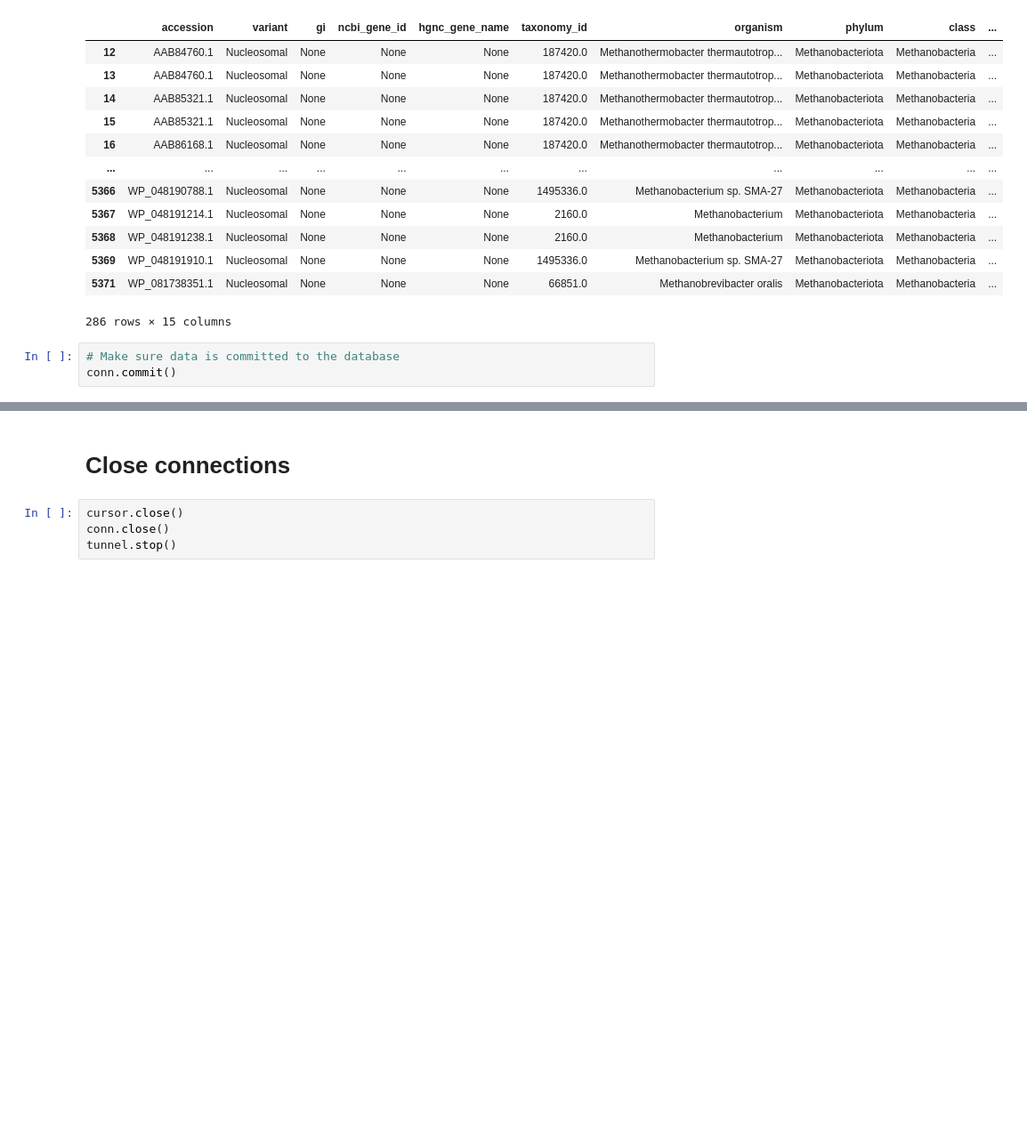
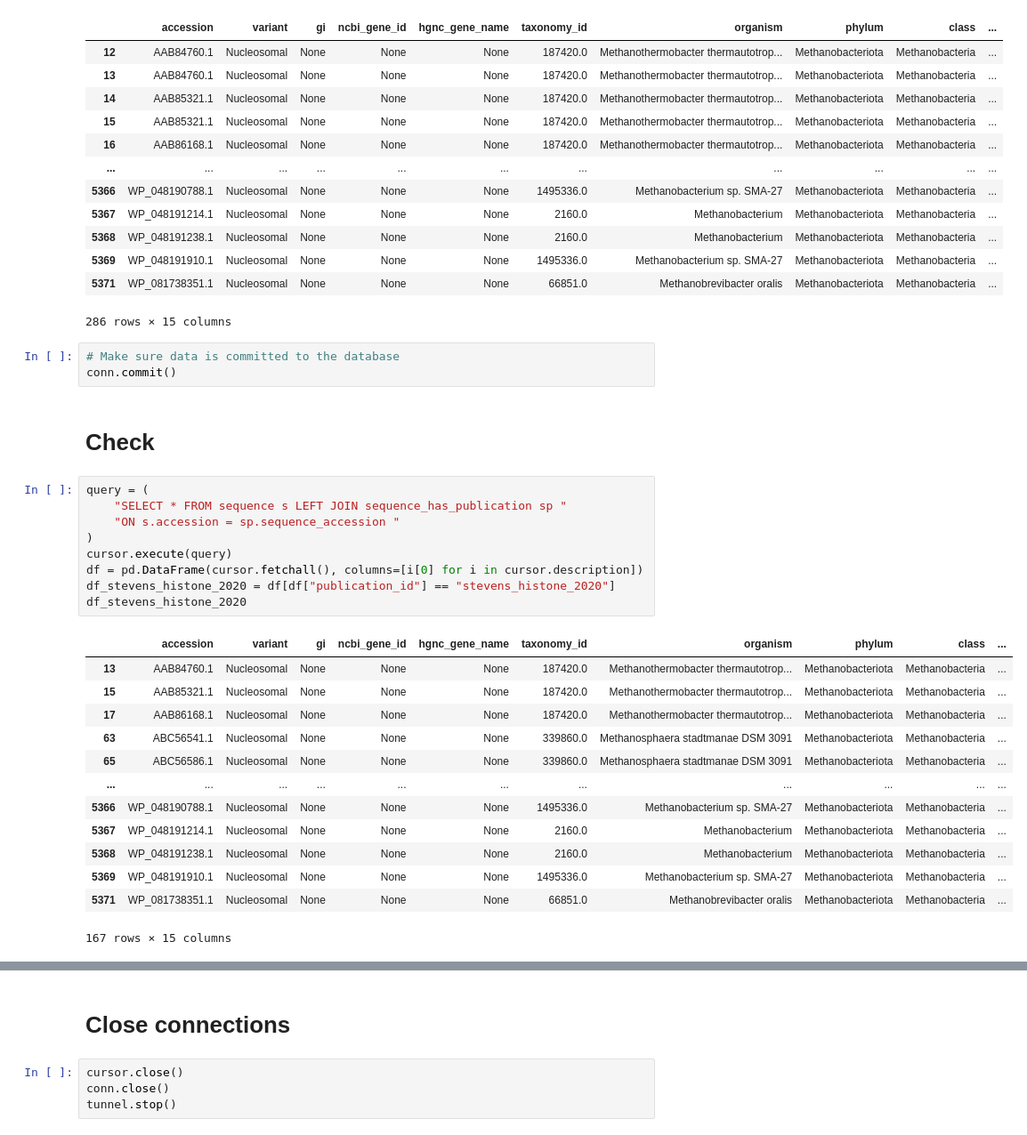
Before and after one commit to intbio/histonedb, a Jupyter notebook: CURATED_SET/curated_service/curatedDB/UPD_curatedDB_250408.ipynb, the cells around one changed output, grey strips where cells are left out. Shown at 89% size. Cells and saved outputs as stored; diff of their text form; blank space fills up the shorter version.

```diff
--- a/CURATED_SET/curated_service/curatedDB/UPD_curatedDB_250408.ipynb
+++ b/CURATED_SET/curated_service/curatedDB/UPD_curatedDB_250408.ipynb
@@ -739,3 +739,28 @@ df[df["accession"].isin(accessions)]
 # %%
 # Make sure data is committed to the database
 conn.commit()
+# %% [markdown]
+# Check
+# %%
+query = (
+    "SELECT * FROM sequence s LEFT JOIN sequence_has_publication sp "
+    "ON s.accession = sp.sequence_accession "
+)
+cursor.execute(query)
+df = pd.DataFrame(cursor.fetchall(), columns=[i[0] for i in cursor.description])
+df_stevens_histone_2020 = df[df["publication_id"] == "stevens_histone_2020"]
+df_stevens_histone_2020
+# %% [output]
+|  | accession | variant | gi | ncbi_gene_id | hgnc_gene_name | taxonomy_id | organism | phylum | class | ... |
+| 13 | AAB84760.1 | Nucleosomal | None | None | None | 187420.0 | Methanothermobacter thermautotrop... | Methanobacteriota | Methanobacteria | ... |
+| 15 | AAB85321.1 | Nucleosomal | None | None | None | 187420.0 | Methanothermobacter thermautotrop... | Methanobacteriota | Methanobacteria | ... |
+| 17 | AAB86168.1 | Nucleosomal | None | None | None | 187420.0 | Methanothermobacter thermautotrop... | Methanobacteriota | Methanobacteria | ... |
+| 63 | ABC56541.1 | Nucleosomal | None | None | None | 339860.0 | Methanosphaera stadtmanae DSM 3091 | Methanobacteriota | Methanobacteria | ... |
+| 65 | ABC56586.1 | Nucleosomal | None | None | None | 339860.0 | Methanosphaera stadtmanae DSM 3091 | Methanobacteriota | Methanobacteria | ... |
+| ... | ... | ... | ... | ... | ... | ... | ... | ... | ... | ... |
+| 5366 | WP_048190788.1 | Nucleosomal | None | None | None | 1495336.0 | Methanobacterium sp. SMA-27 | Methanobacteriota | Methanobacteria | ... |
+| 5367 | WP_048191214.1 | Nucleosomal | None | None | None | 2160.0 | Methanobacterium | Methanobacteriota | Methanobacteria | ... |
+| 5368 | WP_048191238.1 | Nucleosomal | None | None | None | 2160.0 | Methanobacterium | Methanobacteriota | Methanobacteria | ... |
+| 5369 | WP_048191910.1 | Nucleosomal | None | None | None | 1495336.0 | Methanobacterium sp. SMA-27 | Methanobacteriota | Methanobacteria | ... |
+| 5371 | WP_081738351.1 | Nucleosomal | None | None | None | 66851.0 | Methanobrevibacter oralis | Methanobacteriota | Methanobacteria | ... |
+167 rows × 15 columns
```
Also changed, not shown: parts of 3 cells of this notebook, 1 other file.
